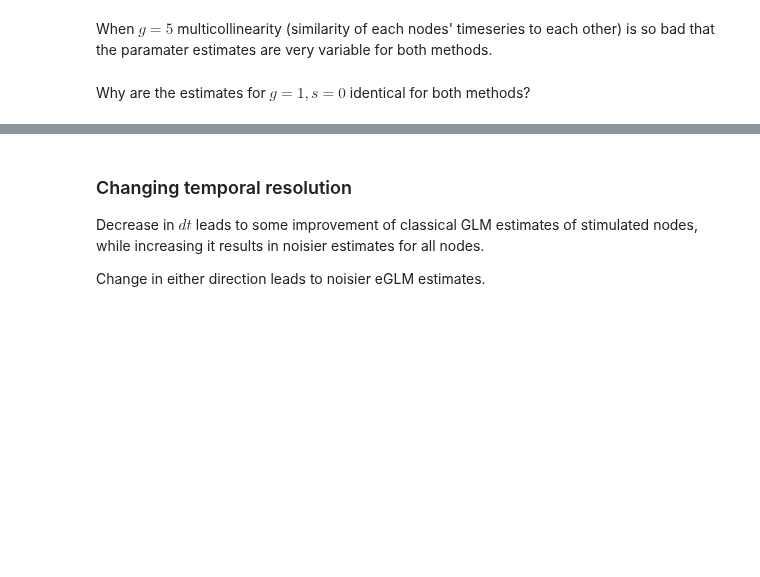
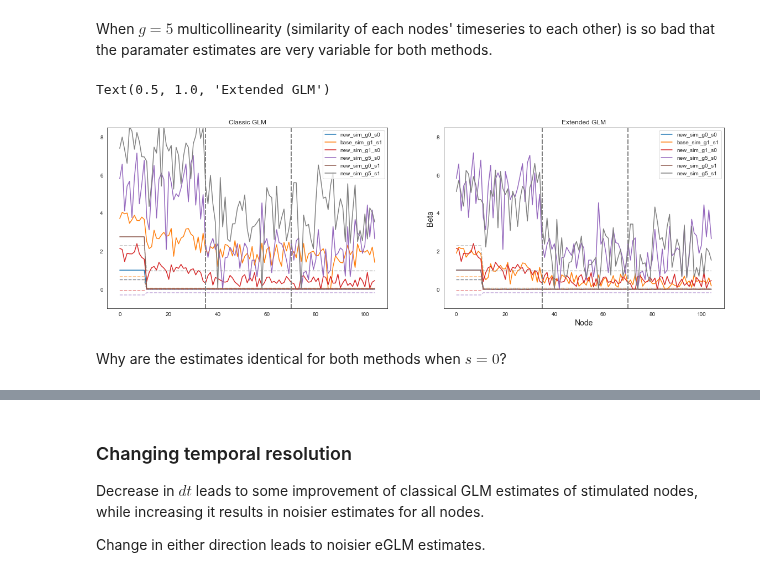
Before and after one commit to zenkavi/DevStudy_FmriNbs, a Jupyter notebook: notebooks/informationtransfermapping/TheoreticalResults/Zenkavi_Simulations/Extended_GLM_neural_network_level.ipynb, the cells around one changed output, grey strips where cells are left out. Cells and saved outputs as stored; diff of their text form; code cells hidden in the pictures; blank space fills up the shorter version.

```diff
--- a/notebooks/informationtransfermapping/TheoreticalResults/Zenkavi_Simulations/Extended_GLM_neural_network_level.ipynb
+++ b/notebooks/informationtransfermapping/TheoreticalResults/Zenkavi_Simulations/Extended_GLM_neural_network_level.ipynb
@@ -814,18 +846,9 @@ When $g$ is kept constant and $s$ is increased a qualitative shift happens when
 
 Classic glm on left and extended on right
 # %%
-
-#sims = {"new_sim_g0_s0": new_sim_g0_s0, "new_sim_g1_s1": base_sim, "new_sim_g5_s5": new_sim_g5_s5,
-#        "new_sim_g1_s0": new_sim_g1_s0, "new_sim_g5_s0": new_sim_g5_s0, "new_sim_g0_s1": new_sim_g0_s1,
-#        "new_sim_g0_s5": new_sim_g0_s5, "new_sim_g5_s1": new_sim_g5_s1, "new_sim_g1_s5": new_sim_g5_s1}
-#titles = ['g, s = 0','g, s = 1', 'g, s = 5', 'g = 1, s = 0', 'g = 5, s = 0', 'g = 0, s = 1', 'g = 0, s = 5', 'g = 5, s = 1', 'g = 1, s = 5']
-
 sims = {"new_sim_g0_s0": new_sim_g0_s0, "base_sim_g1_s1": base_sim,
         "new_sim_g1_s0": new_sim_g1_s0, "new_sim_g5_s0": new_sim_g5_s0, "new_sim_g0_s1": new_sim_g0_s1,
         "new_sim_g5_s1": new_sim_g5_s1}
-
-values = ["C"+str(x) for x in range(len(sims.keys()))]
-col_lookup = dict(zip(sims.keys(), values))
 
 task_betas = [{k:v['ucr_betas'] for k,v in sims.items()}, {k:v['ext_betas'] for k,v in sims.items()}]
 
@@ -833,7 +856,7 @@ stim_baselines=[]
 nonstim_baselines=[]
 
 for i in sims.keys():
-    stim_baseline, nonstim_baseline = get_true_baseline(sims[i]['taskdata'])
+    stim_baseline, nonstim_baseline = get_true_baseline(sims[i])
     stim_baselines.append(stim_baseline)
     nonstim_baselines.append(nonstim_baseline)
 # %% [markdown]
@@ -841,21 +864,24 @@ When $g=5$ multicollinearity (similarity of each nodes' timeseries to each other
 # %%
 plt.rcParams["figure.figsize"][0] = 20
 plt.rcParams["figure.figsize"][1] = 6
 fig, a =  plt.subplots(1,2)
 
 for i in range(len(task_betas)):
     for j, k in enumerate(sims.keys()):
         a[i].plot(task_betas[i][k], label = k, color = col_lookup[k])
 
         a[i].plot(np.concatenate((np.repeat(stim_baselines[j], 11), np.repeat(nonstim_baselines[j],94))),
                   color = col_lookup[k], linestyle = '--', alpha=.5)
 
         for n in range(1,3):
             a[i].axvline(x=35*n,linewidth=2, color='gray', ls = "--")
         a[i].legend(loc="best")
-        #a[i].set_ylim([-1.5,4.5])
+        a[i].set_ylim([-1,8.5])
 
 plt.ylabel('Beta',fontsize=14)
 plt.xlabel('Node',fontsize=14)
 a[0].set_title("Classic GLM")
 a[1].set_title("Extended GLM")
+# %% [output]
+Text(0.5, 1.0, 'Extended GLM')
+[figure, added]
@@ -869,3 +888,3 @@ Does it make sense for the baseline to be at 0.5?
 # %% [markdown]
-Why are the estimates for $g = 1, s=0$ identical for both methods?
+Why are the estimates identical for both methods when $s=0$?
 # %%
```
Also changed, not shown: parts of 13 cells of this notebook.
